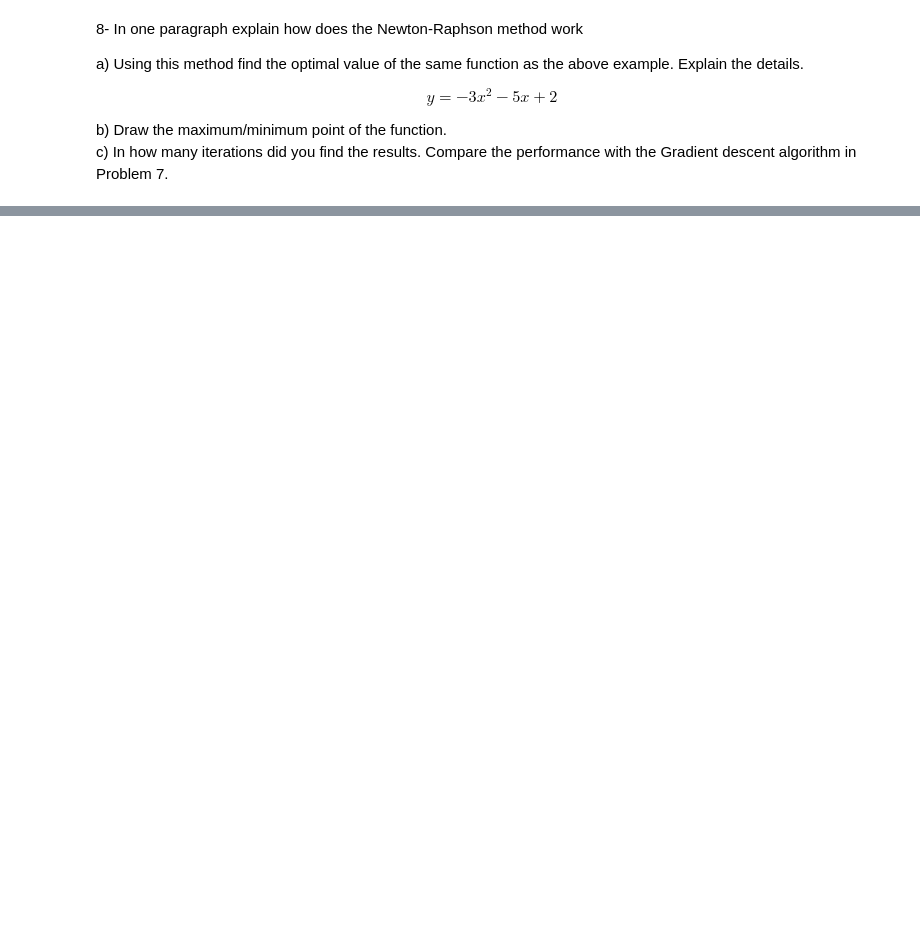
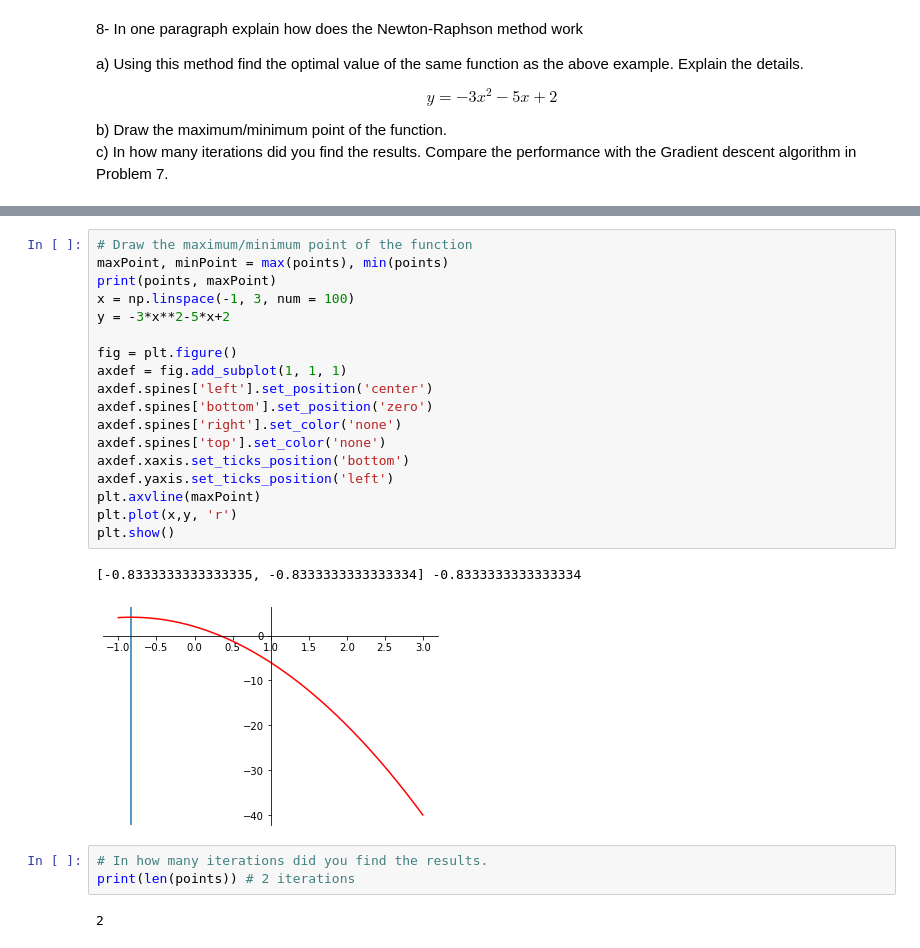
Before and after one commit to twyunting/CSC-632_Intro-to-Simulation-and-Modeling, a Jupyter notebook: homeworks/hw2/CSC-632 HW2_Coding_Yunting Chiu.ipynb, the cells around one changed output, grey strips where cells are left out. Saved outputs shown, nothing was run; the diff lists cells and outputs as text; blank space fills up the shorter version.

```diff
--- a/homeworks/hw2/CSC-632 HW2_Coding_Yunting Chiu.ipynb
+++ b/homeworks/hw2/CSC-632 HW2_Coding_Yunting Chiu.ipynb
@@ -810,0 +860,26 @@ Gradient descent algorithm in Problem 7.
+# %%
+# Draw the maximum/minimum point of the function
+maxPoint, minPoint = max(points), min(points)
+print(points, maxPoint)
+x = np.linspace(-1, 3, num = 100)
+y = -3*x**2-5*x+2
+
+fig = plt.figure()
+axdef = fig.add_subplot(1, 1, 1)
+axdef.spines['left'].set_position('center')
+axdef.spines['bottom'].set_position('zero')
+axdef.spines['right'].set_color('none')
+axdef.spines['top'].set_color('none')
+axdef.xaxis.set_ticks_position('bottom')
+axdef.yaxis.set_ticks_position('left')
+plt.axvline(maxPoint)
+plt.plot(x,y, 'r')
+plt.show()
+# %% [output]
+[-0.8333333333333335, -0.8333333333333334] -0.8333333333333334
+[figure, added]
+# %%
+# In how many iterations did you find the results.
+print(len(points)) # 2 iterations
+# %% [output]
+2
```
Also changed, not shown: parts of 8 cells of this notebook.
